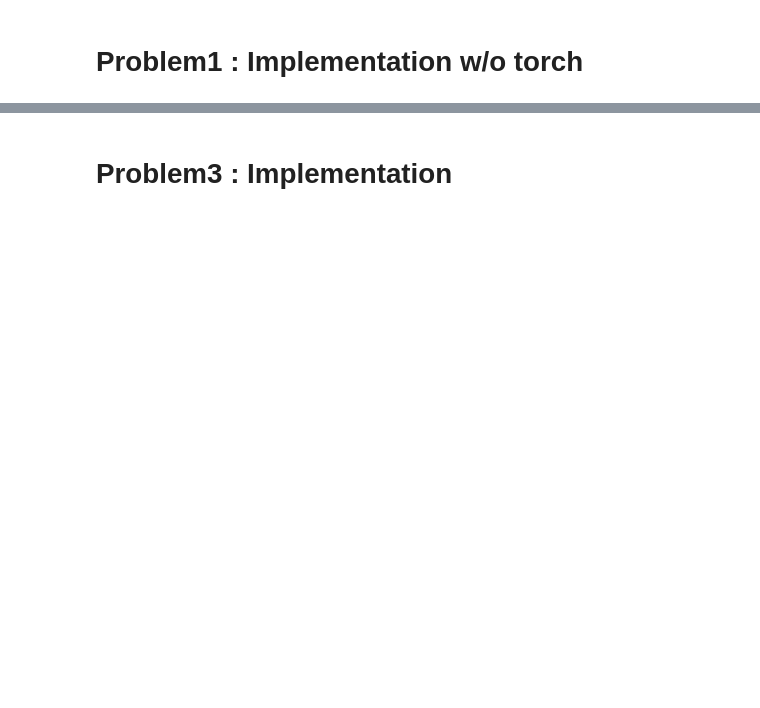
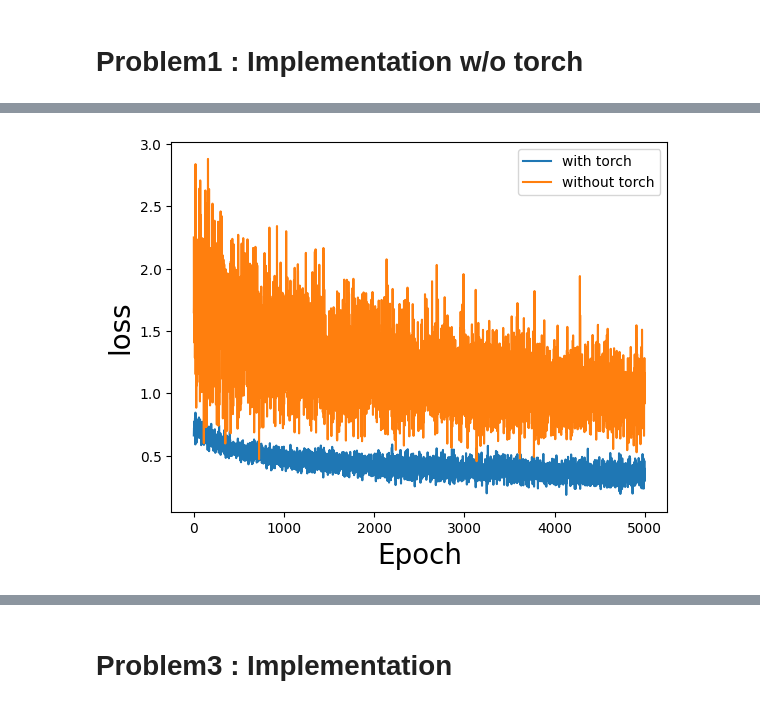
Before and after one commit to jmSNU/DNN, a Jupyter notebook: hw2/hw2.ipynb, the cells around one changed output, grey strips where cells are left out. Cells and saved outputs as stored; diff of their text form; code cells hidden in the pictures; blank space fills up the shorter version.

```diff
--- a/hw2/hw2.ipynb
+++ b/hw2/hw2.ipynb
@@ -57,3 +57,5 @@ Text(0, 0.5, 'loss')
+# %%
+losses_w_torch = losses
 # %% [markdown]
 Problem1 : Implementation w/o torch
 =========
@@ -109 +110,10 @@ ValueError: matmul: Input operand 1 has a mismatch in its core dimension 0, with
+# %%
+plt.plot(range(epoch),losses_w_torch,label = "with torch")
+plt.plot(range(epoch),np.abs(losses),label = "without torch")
+plt.xlabel("Epoch",fontsize = 20)
+plt.ylabel("loss",fontsize = 20)
+plt.legend()
+plt.show()
+# %% [output]
+[figure, added]
 # %% [markdown]
```
Also changed, not shown: parts of 25 cells of this notebook, 15 other files.
